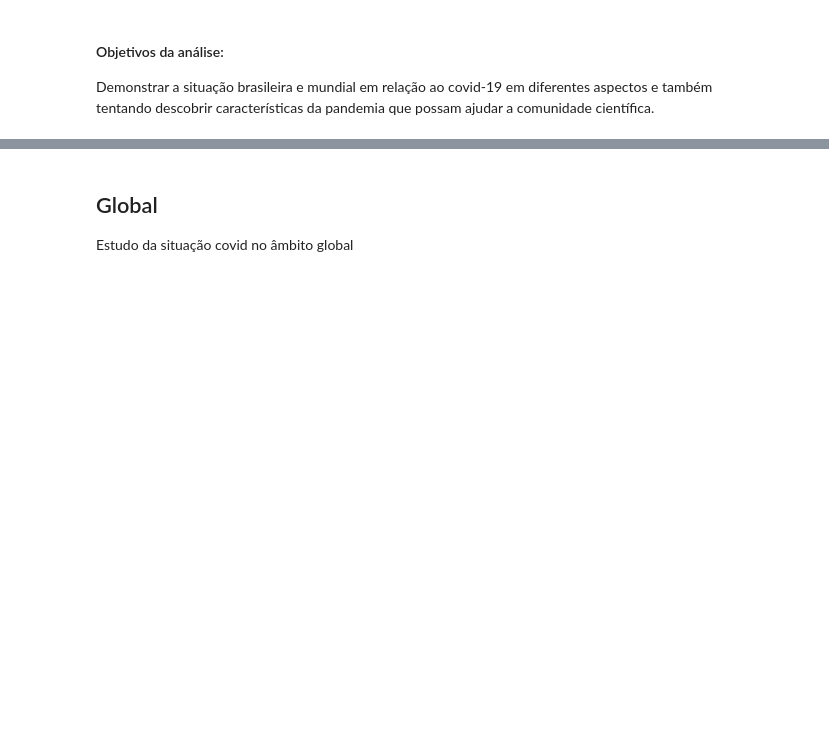
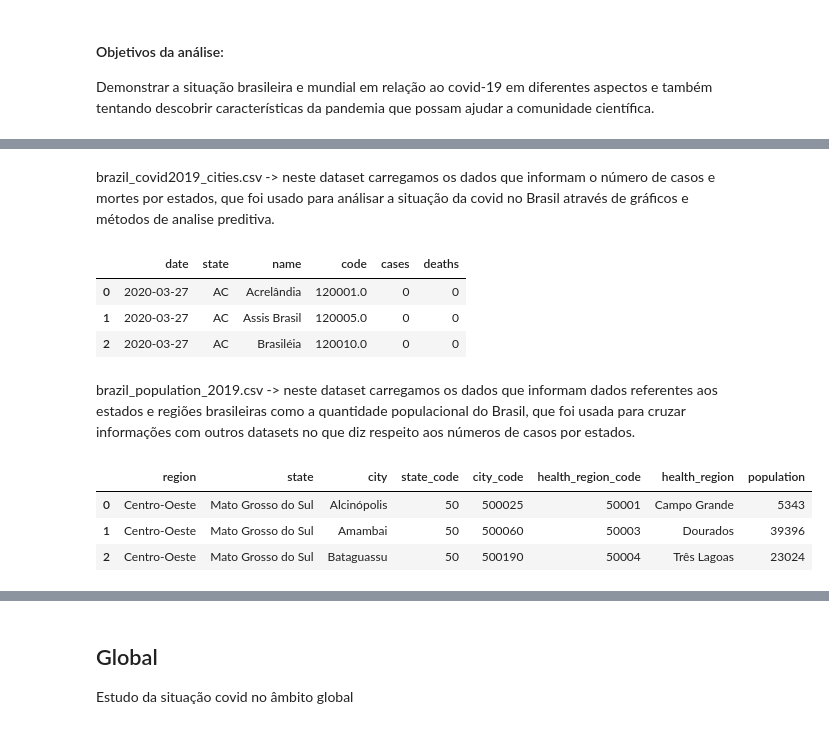
Before and after one commit to Thomasr-02/COVID-DataAnalysis, a Jupyter notebook: dataAnalysis.ipynb, the cells around one changed output, grey strips where cells are left out. Saved outputs shown, nothing was run; the diff lists cells and outputs as text; code cells hidden in the pictures; blank space fills up the shorter version.

```diff
--- a/dataAnalysis.ipynb
+++ b/dataAnalysis.ipynb
@@ -47,0 +51,20 @@ covid_19_data -
+# %% [markdown]
+brazil_covid2019_cities.csv -> neste dataset carregamos os dados que informam o número de casos e mortes por estados, que foi usado para análisar a situação da covid no Brasil através de gráficos e métodos de analise preditiva.
+# %%
+covid19_data_br = pd.read_csv("datasets/CoronaBrazil/brazil_covid19_cities.csv")
+covid19_data_br.head(3)
+# %% [output]
+|  | date | state | name | code | cases | deaths |
+| 0 | 2020-03-27 | AC | Acrelândia | 120001.0 | 0 | 0 |
+| 1 | 2020-03-27 | AC | Assis Brasil | 120005.0 | 0 | 0 |
+| 2 | 2020-03-27 | AC | Brasiléia | 120010.0 | 0 | 0 |
+# %% [markdown]
+brazil_population_2019.csv -> neste dataset carregamos os dados que informam dados referentes aos estados e regiões brasileiras como a quantidade populacional do Brasil, que foi usada para cruzar informações com outros datasets no que diz respeito aos números de casos por estados.
+# %%
+br_population = pd.read_csv("datasets/CoronaBrazil/brazil_population_2019.csv")
+br_population.head(3)
+# %% [output]
+|  | region | state | city | state_code | city_code | health_region_code | health_region | population |
+| 0 | Centro-Oeste | Mato Grosso do Sul | Alcinópolis | 50 | 500025 | 50001 | Campo Grande | 5343 |
+| 1 | Centro-Oeste | Mato Grosso do Sul | Amambai | 50 | 500060 | 50003 | Dourados | 39396 |
+| 2 | Centro-Oeste | Mato Grosso do Sul | Bataguassu | 50 | 500190 | 50004 | Três Lagoas | 23024 |
```
Also changed, not shown: parts of 20 cells of this notebook.
